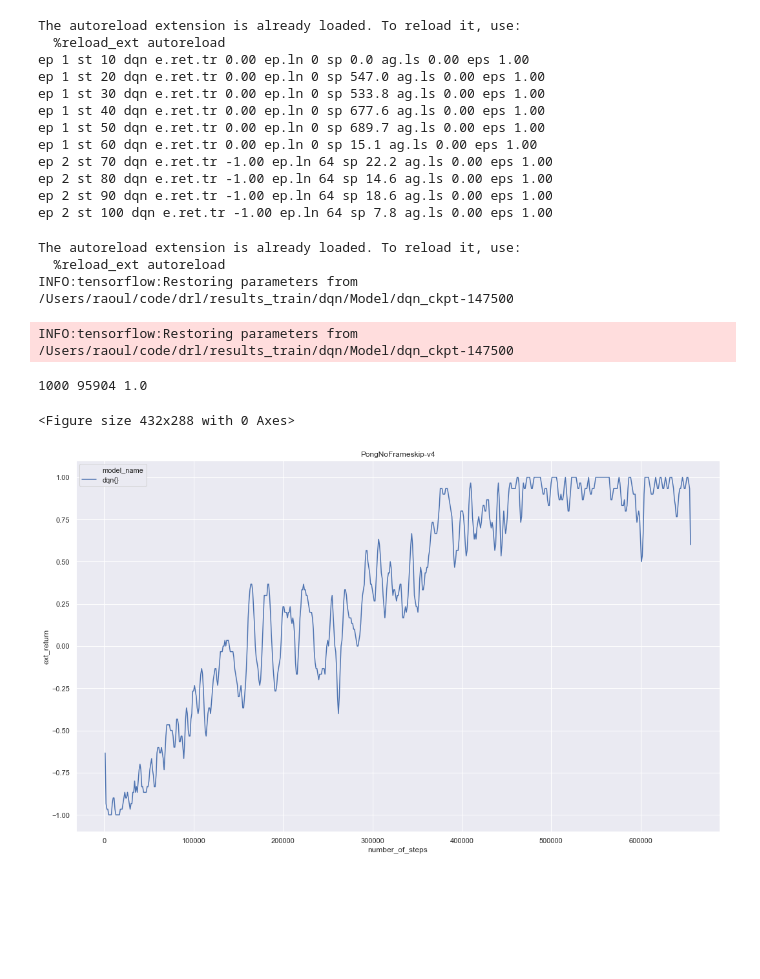
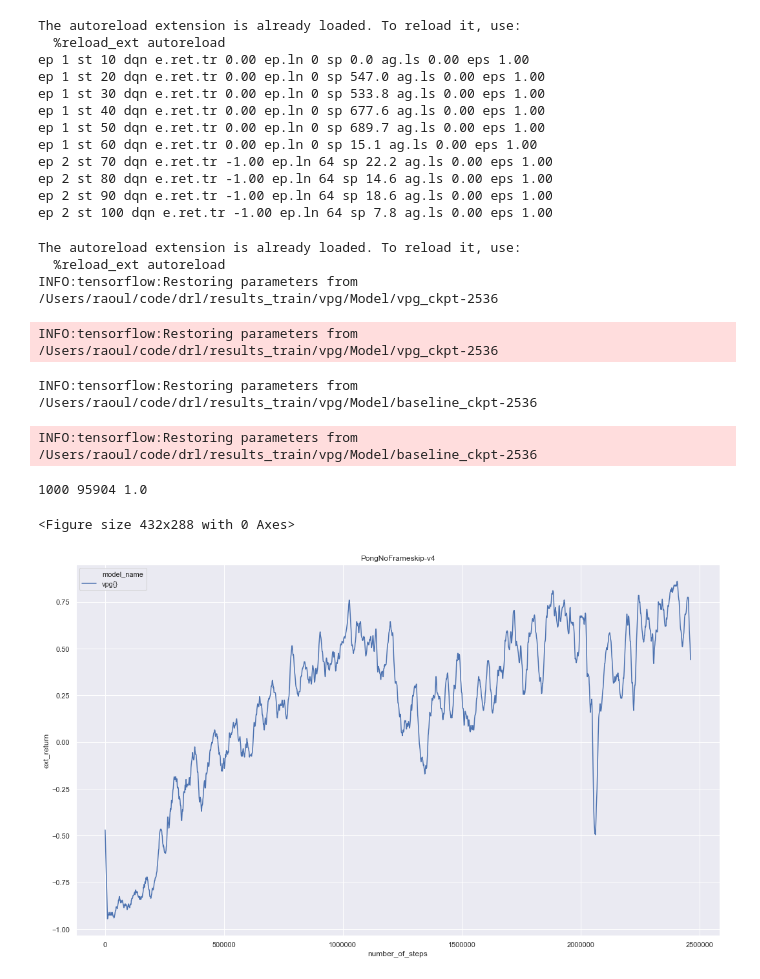
Before and after one commit to RaoulMa/pong, a Jupyter notebook: analysis.ipynb, the cells around one changed output. Cells and saved outputs as stored; diff of their text form; code cells hidden in the pictures; blank space fills up the shorter version.

```diff
--- a/analysis.ipynb
+++ b/analysis.ipynb
@@ -95,7 +95,7 @@ from model import Model
 import tensorflow as tf
 tf.reset_default_graph()
 
-dpath = os.path.join(os.getcwd(), 'results_train/dqn/Model')
+dpath = os.path.join(os.getcwd(), 'results_train/vpg/Model')
 model = Model.load(dpath)
 
 # continue training
@@ -103,8 +103,10 @@ model = Model.load(dpath)
 # %% [output]
 The autoreload extension is already loaded. To reload it, use:
   %reload_ext autoreload
-INFO:tensorflow:Restoring parameters from /Users/raoul/code/drl/results_train/dqn/Model/dqn_ckpt-147500
+INFO:tensorflow:Restoring parameters from /Users/raoul/code/drl/results_train/vpg/Model/vpg_ckpt-2536
-INFO:tensorflow:Restoring parameters from /Users/raoul/code/drl/results_train/dqn/Model/dqn_ckpt-147500
+INFO:tensorflow:Restoring parameters from /Users/raoul/code/drl/results_train/vpg/Model/vpg_ckpt-2536
+INFO:tensorflow:Restoring parameters from /Users/raoul/code/drl/results_train/vpg/Model/baseline_ckpt-2536
+INFO:tensorflow:Restoring parameters from /Users/raoul/code/drl/results_train/vpg/Model/baseline_ckpt-2536
 # %%
 # Simulate episodes in OpenAI gym
 import time
@@ -150,13 +152,13 @@ for dpath in subdir_paths(experiment_folder):
 # %%
 # Hyperparameter Plots
 import os
 from utils import plot_hp_sensitivities
 import matplotlib
 import matplotlib.pyplot as plt
 %matplotlib inline
 
-experiment_folder = os.path.join(os.getcwd(), 'results_train/dqn')
-plot_hp_sensitivities(experiment_folder, 'ext_return', 'model_name',{}, details=False, box_pts=3, show=True)
+experiment_folder = os.path.join(os.getcwd(), 'results_train/vpg')
+plot_hp_sensitivities(experiment_folder, 'ext_return', 'model_name',{}, details=False, box_pts=20, show=True)
 # %% [output]
 <Figure size 432x288 with 0 Axes>
-[figure, old version]
+[figure, new version]
```
Also changed, not shown: parts of 1 cell of this notebook, 19 other files.
